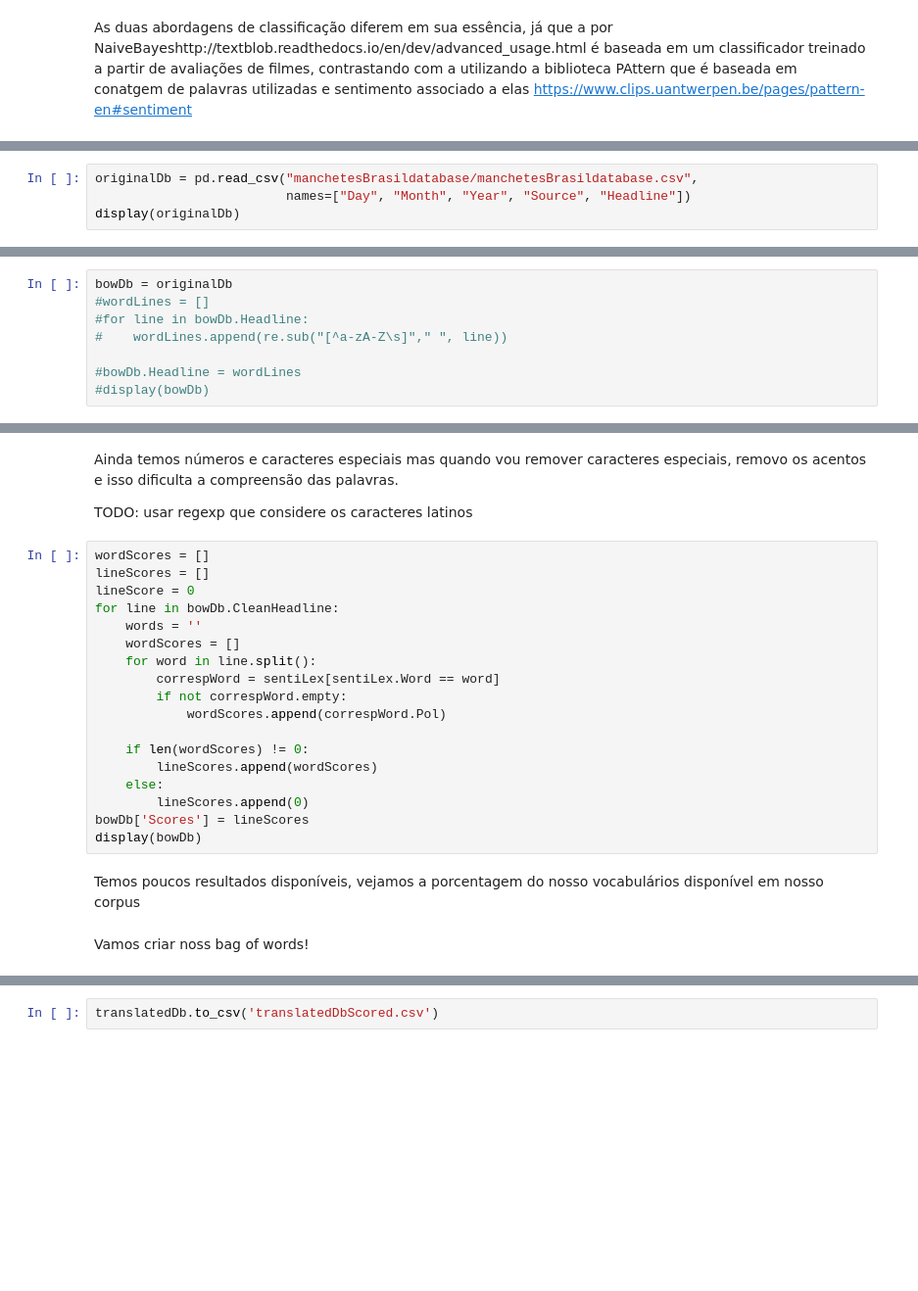
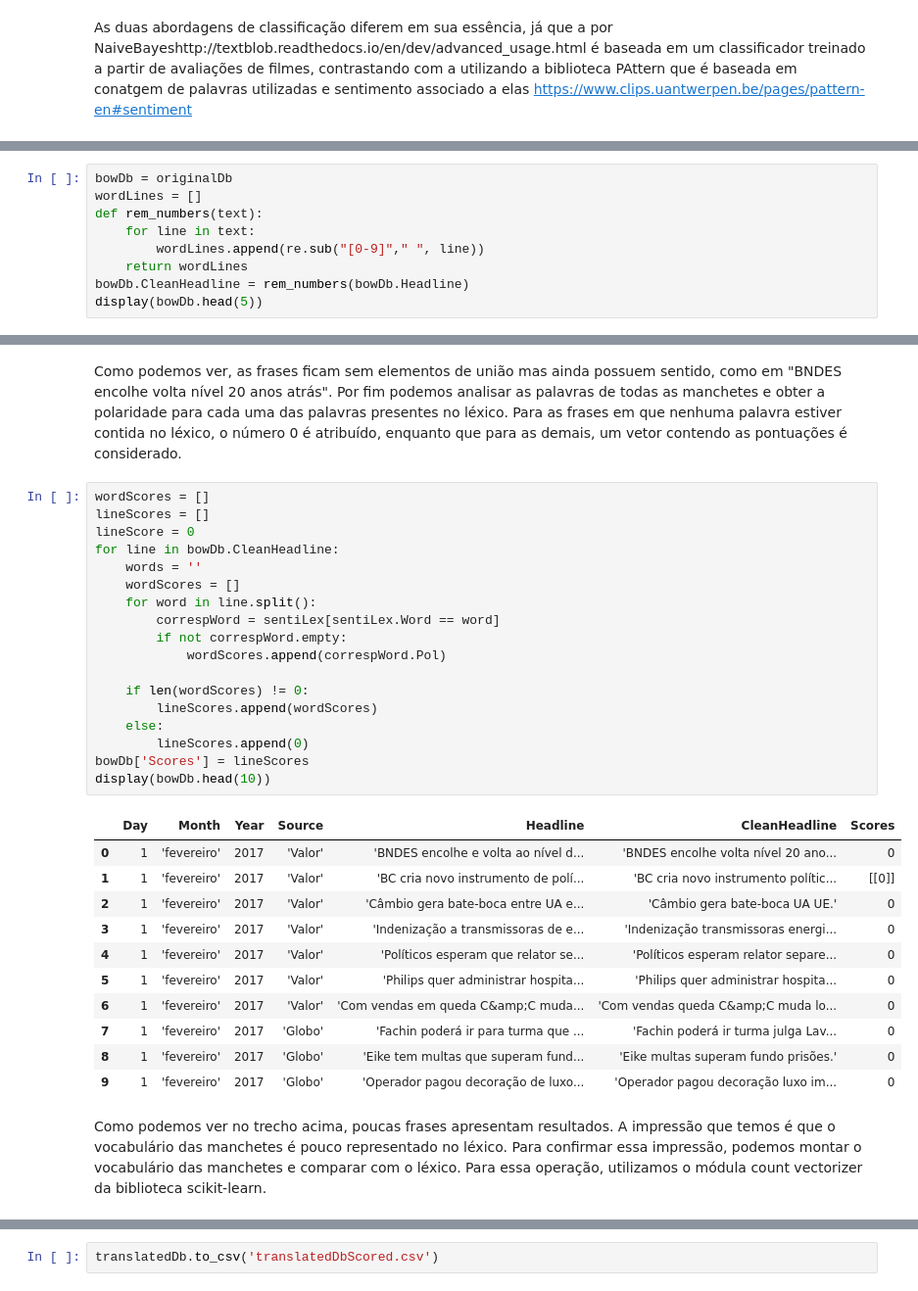
Before and after one commit to fireis/feel-br-headlines, a Jupyter notebook: T2.ipynb, the cells around one changed output, grey strips where cells are left out. Shown at 98% size. Saved outputs shown, nothing was run; the diff lists cells and outputs as text; blank space fills up the shorter version.

```diff
--- a/T2.ipynb
+++ b/T2.ipynb
@@ -184,4 +193,0 @@ display(sentiLex)
-# %%
-originalDb = pd.read_csv("manchetesBrasildatabase/manchetesBrasildatabase.csv",
-                         names=["Day", "Month", "Year", "Source", "Headline"])
-display(originalDb)
@@ -190,8 +198,9 @@ Como caracteres especiais e pontuações não devem ter papel importante em noss
 # %%
 bowDb = originalDb
-#wordLines = []
-#for line in bowDb.Headline:
-#    wordLines.append(re.sub("[^a-zA-Z\s]"," ", line))
-
-#bowDb.Headline = wordLines
-#display(bowDb)
+wordLines = []
+def rem_numbers(text):
+    for line in text:
+        wordLines.append(re.sub("[0-9]"," ", line))
+    return wordLines
+bowDb.CleanHeadline = rem_numbers(bowDb.Headline)
+display(bowDb.head(5))
@@ -213,29 +242,39 @@ display(bowDb)
-# %% [markdown]
-Ainda temos números e caracteres especiais mas quando vou remover caracteres especiais, removo os acentos e isso dificulta a compreensão das palavras.
-
-TODO: usar regexp que considere os caracteres latinos
+# %% [markdown]
+Como podemos ver, as frases ficam sem elementos de união mas ainda possuem sentido, como em "BNDES encolhe volta nível 20 anos atrás".
+Por fim podemos analisar as palavras de todas as manchetes e obter a polaridade para cada uma das palavras presentes no léxico. Para as frases em que nenhuma palavra estiver contida no léxico, o número 0 é atribuído, enquanto que para as demais, um vetor contendo as pontuações é considerado.
 # %%
 wordScores = []
 lineScores = []
 lineScore = 0
 for line in bowDb.CleanHeadline:
     words = ''
     wordScores = []
     for word in line.split():
         correspWord = sentiLex[sentiLex.Word == word]
         if not correspWord.empty:
             wordScores.append(correspWord.Pol)
 
     if len(wordScores) != 0:
         lineScores.append(wordScores)
     else:
         lineScores.append(0)
 bowDb['Scores'] = lineScores
-display(bowDb)
+display(bowDb.head(10))
+# %% [output]
+|  | Day | Month | Year | Source | Headline | CleanHeadline | Scores |
+| 0 | 1 | 'fevereiro' | 2017 | 'Valor' | 'BNDES encolhe e volta ao nível d... | 'BNDES encolhe volta nível 20 ano... | 0 |
+| 1 | 1 | 'fevereiro' | 2017 | 'Valor' | 'BC cria novo instrumento de polí... | 'BC cria novo instrumento polític... | [[0]] |
+| 2 | 1 | 'fevereiro' | 2017 | 'Valor' | 'Câmbio gera bate-boca entre UA e... | 'Câmbio gera bate-boca UA UE.' | 0 |
+| 3 | 1 | 'fevereiro' | 2017 | 'Valor' | 'Indenização a transmissoras de e... | 'Indenização transmissoras energi... | 0 |
+| 4 | 1 | 'fevereiro' | 2017 | 'Valor' | 'Políticos esperam que relator se... | 'Políticos esperam relator separe... | 0 |
+| 5 | 1 | 'fevereiro' | 2017 | 'Valor' | 'Philips quer administrar hospita... | 'Philips quer administrar hospita... | 0 |
+| 6 | 1 | 'fevereiro' | 2017 | 'Valor' | 'Com vendas em queda C&amp;C muda... | 'Com vendas queda C&amp;C muda lo... | 0 |
+| 7 | 1 | 'fevereiro' | 2017 | 'Globo' | 'Fachin poderá ir para turma que ... | 'Fachin poderá ir turma julga Lav... | 0 |
+| 8 | 1 | 'fevereiro' | 2017 | 'Globo' | 'Eike tem multas que superam fund... | 'Eike multas superam fundo prisões.' | 0 |
+| 9 | 1 | 'fevereiro' | 2017 | 'Globo' | 'Operador pagou decoração de luxo... | 'Operador pagou decoração luxo im... | 0 |
-# %% [markdown]
-Temos poucos resultados disponíveis, vejamos a porcentagem do nosso vocabulários disponível em nosso corpus
-# %% [markdown]
-Vamos criar noss bag of words!
+# %% [markdown]
+Como podemos ver no trecho acima, poucas frases apresentam resultados. A impressão que temos é que o vocabulário das manchetes é pouco representado no léxico. Para confirmar essa impressão, podemos montar o vocabulário das manchetes e comparar com o léxico.
+Para essa operação, utilizamos o módula count vectorizer da biblioteca scikit-learn.
 # %%
 from sklearn.feature_extraction.text import CountVectorizer
 vectorizer = CountVectorizer(analyzer = "word",   \
```
Also changed, not shown: parts of 137 cells of this notebook.
